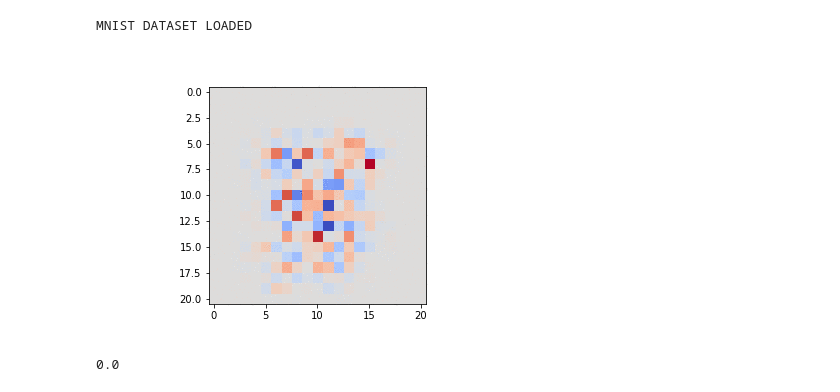
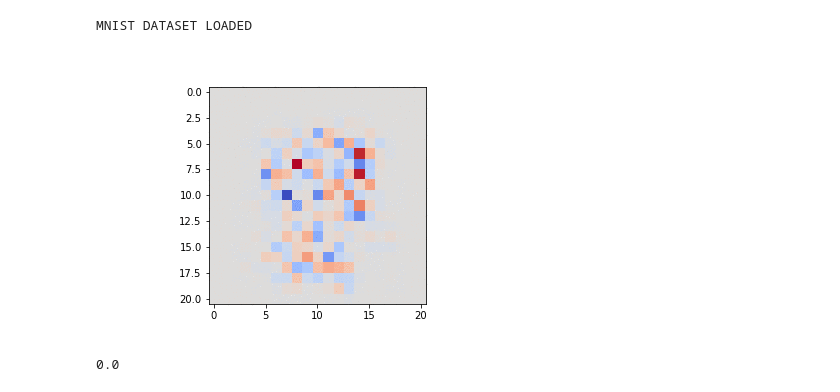
Before and after one commit to lhayne/ImageShap, a Jupyter notebook: presentation.ipynb, the cells around one changed output. Saved outputs shown, nothing was run; the diff lists cells and outputs as text; code cells hidden in the pictures.

```diff
--- a/presentation.ipynb
+++ b/presentation.ipynb
@@ -27,9 +27,9 @@ dataset = Dataset("mnist")
 MNIST DATASET LOADED
 # %%
 from IPython.display import Image
-Image(filename="mnist_epochs_shap.gif")
+Image(filename="mnist_epochs_shap_3.gif")
 # %% [output]
-[figure, old version]
+[figure, new version]
 # %%
 print (test[0,0])
 # %% [output]
```
Also changed, not shown: parts of 9 cells of this notebook, 15 other files.
